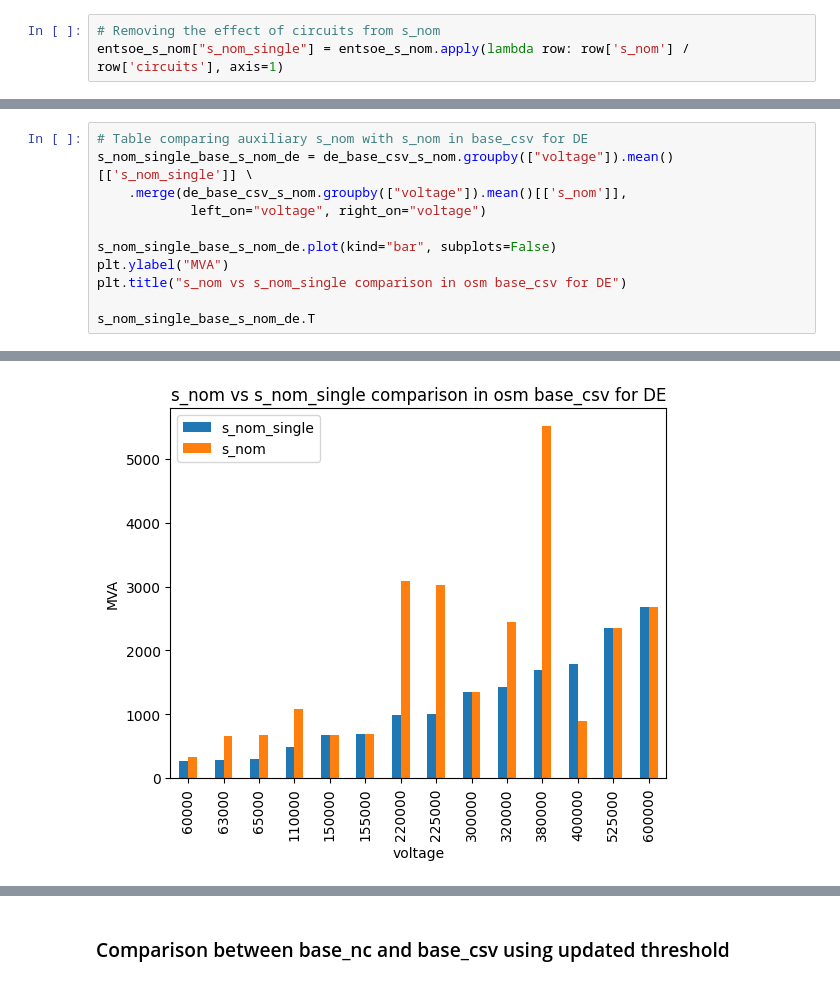
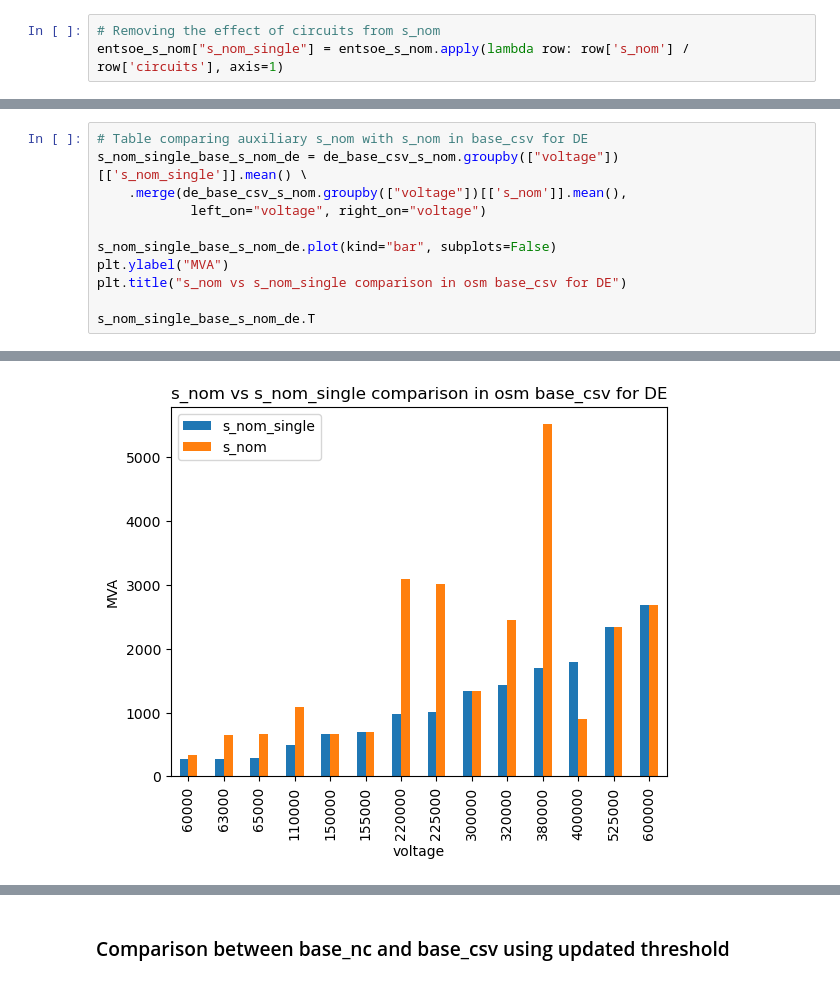
Before and after one commit to pypsa-meets-earth/documentation, a Jupyter notebook: notebooks/validation/it_de_comparison_notebook.ipynb, the cells around one changed output, grey strips where cells are left out. Saved outputs shown, nothing was run; the diff lists cells and outputs as text.

```diff
--- a/notebooks/validation/it_de_comparison_notebook.ipynb
+++ b/notebooks/validation/it_de_comparison_notebook.ipynb
@@ -308,19 +347,19 @@ entsoe_s_nom["s_nom_single"] = entsoe_s_nom.apply(lambda row: row['s_nom'] / row
 # %%
 # Table comparing auxiliary s_nom with s_nom in base_csv for DE
-s_nom_single_base_s_nom_de = de_base_csv_s_nom.groupby(["voltage"]).mean()[['s_nom_single']] \
-    .merge(de_base_csv_s_nom.groupby(["voltage"]).mean()[['s_nom']],
+s_nom_single_base_s_nom_de = de_base_csv_s_nom.groupby(["voltage"])[['s_nom_single']].mean() \
+    .merge(de_base_csv_s_nom.groupby(["voltage"])[['s_nom']].mean(),
             left_on="voltage", right_on="voltage")
 
 s_nom_single_base_s_nom_de.plot(kind="bar", subplots=False)
 plt.ylabel("MVA")
 plt.title("s_nom vs s_nom_single comparison in osm base_csv for DE")
 
 s_nom_single_base_s_nom_de.T
 # %% [output]
 | voltage | 60000 | 63000 | 65000 | 110000 | 150000 | 155000 | 220000 | 225000 | 300000 | 320000 | 380000 | ... |
 | s_nom_single | 268.121465 | 281.527538 | 290.464920 | 491.556019 | 670.303663 | 692.647118 | 983.112038 | 1005.455494 | 1340.607325 | 1429.981147 | 1698.102612 | ... |
 | s_nom | 329.995649 | 656.897589 | 668.069317 | 1084.063977 | 670.303663 | 692.647118 | 3091.328058 | 3016.366481 | 1340.607325 | 2451.396252 | 5515.227978 | ... |
-[figure, old version]
+[figure, new version]
 # %%
 # Table comparing auxiliary s_nom with s_nom in entsoe_csv for DE
 s_nom_single_entsoe_s_nom_de = entsoe_s_nom[entsoe_s_nom[f"if_de"] == True] \
```
Also changed, not shown: parts of 19 cells of this notebook.
